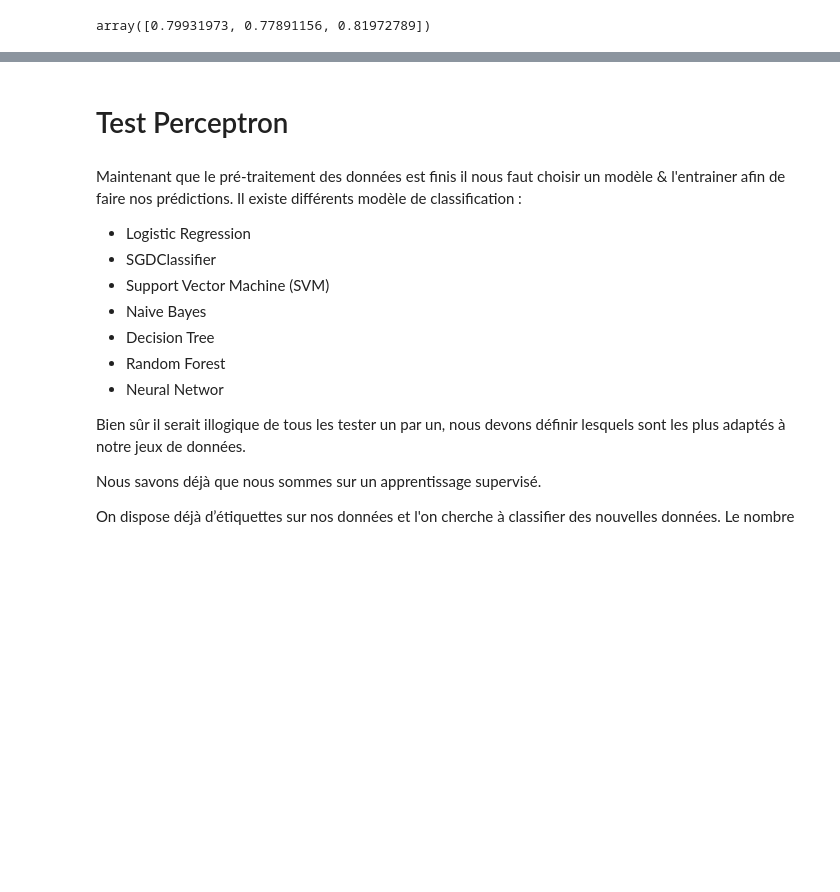
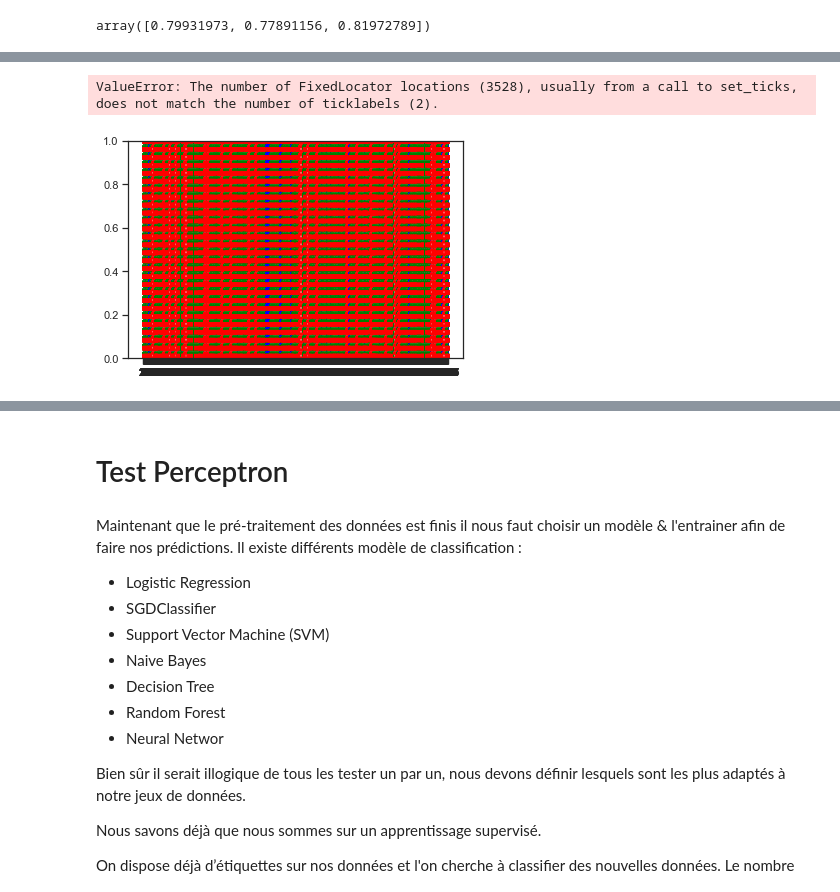
Before and after one commit to Ugo-Girard-Tissier/Projet-IA, a Jupyter notebook: Projet IA.ipynb, the cells around one changed output, grey strips where cells are left out. Drawn from its saved outputs; the diff is of its cells as text; code cells hidden in the pictures; blank space fills up the shorter version.

```diff
--- a/Projet IA.ipynb
+++ b/Projet IA.ipynb
@@ -829,0 +857,23 @@ array([0.79931973, 0.77891156, 0.81972789])
+# %%
+barWidth = 0.8
+label = result["Age"]
+
+BusinessTravel_Travel_Frequently = result['BusinessTravel_Travel_Frequently']
+BusinessTravel_Travel_Rarely = result['BusinessTravel_Travel_Rarely']
+BusinessTravel_Travel_Non_Travel = result['BusinessTravel_Non-Travel']
+
+r = range(len(BusinessTravel_Travel_Frequently))
+
+plt.bar(r, BusinessTravel_Travel_Frequently, width = barWidth, color = ['yellow' for i in BusinessTravel_Travel_Frequently],
+           edgecolor = ['blue' for i in BusinessTravel_Travel_Frequently], linestyle = 'solid', hatch ='/',
+           linewidth = 3)
+plt.bar(r, BusinessTravel_Travel_Rarely, width = barWidth, bottom = BusinessTravel_Travel_Frequently, color = ['pink' for i in BusinessTravel_Travel_Frequently],
+           edgecolor = ['green' for i in BusinessTravel_Travel_Frequently], linestyle = 'dotted', hatch = 'o',
+           linewidth = 3)
+plt.bar(r, BusinessTravel_Travel_Non_Travel, width = barWidth, bottom = BusinessTravel_Travel_Rarely, color = ['pink' for i in BusinessTravel_Travel_Frequently],
+           edgecolor = ['red' for i in BusinessTravel_Travel_Frequently], linestyle = 'dotted', hatch = 'o',
+           linewidth = 3)
+plt.xticks(range(len(label)), ['oui', 'non'])
+# %% [output]
+ValueError: The number of FixedLocator locations (3528), usually from a call to set_ticks, does not match the number of ticklabels (2).
+[figure, added]
```
Also changed, not shown: parts of 36 cells of this notebook.
